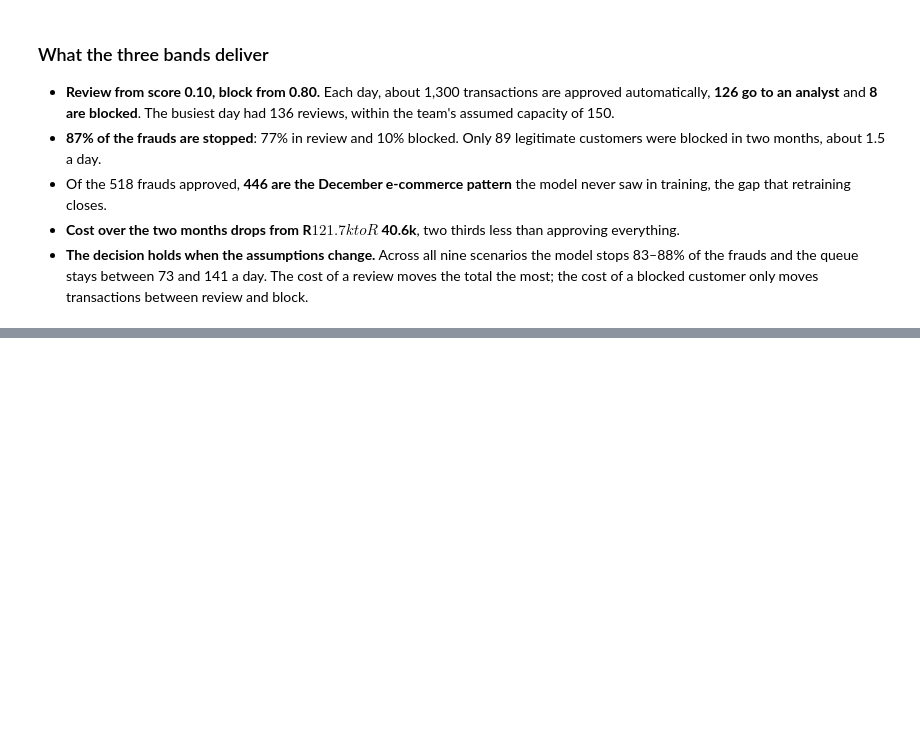
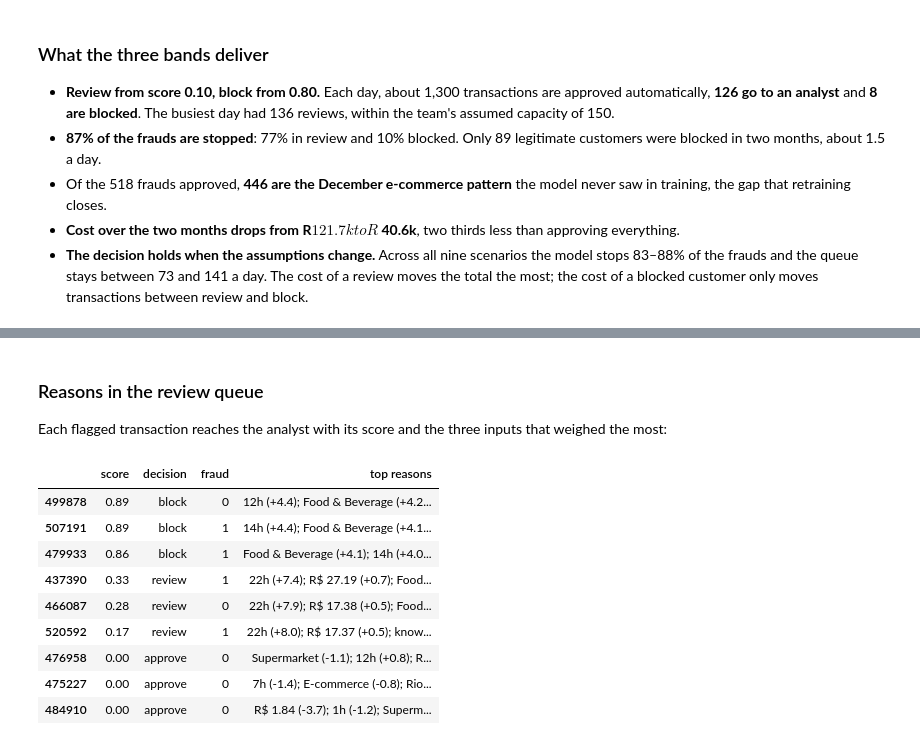
Before and after one commit to JuliaNazka/fraud-detection-case, a Jupyter notebook: notebooks/fraud_detection.ipynb, the cells around one changed output, grey strips where cells are left out. Saved outputs shown, nothing was run; the diff lists cells and outputs as text; code cells hidden in the pictures; blank space fills up the shorter version.

```diff
--- a/notebooks/fraud_detection.ipynb
+++ b/notebooks/fraud_detection.ipynb
@@ -619,0 +674,37 @@ pd.DataFrame(scenarios).set_index(["review cost", "blocked customer cost"]).styl
+# %% [markdown]
+### Reasons in the review queue
+
+Each flagged transaction reaches the analyst with its score and the three inputs that weighed the most:
+# %%
+def describe(feature, row):
+    value = row[feature]
+    if feature == "hour":
+        return f"{value}h"
+    if feature == "valor_transacao":
+        return f"R$ {value:.2f}"
+    if feature == "is_new_device":
+        return "new device" if value else "known device"
+    return str(value)
+
+
+def reasons(index, top=3):
+    pushes = contributions.loc[index].sort_values(key=abs, ascending=False).head(top)
+    row = valid.loc[index]
+    return "; ".join(f"{describe(feature, row)} ({push:+.1f})" for feature, push in pushes.items())
+
+
+queue = valid.assign(score=lightgbm_score, decision=outcome["decision"].to_numpy(), fraud=y_valid)
+examples = queue.groupby("decision").sample(3, random_state=7).sort_values("score", ascending=False)
+examples["top reasons"] = [reasons(index) for index in examples.index]
+examples[["score", "decision", "fraud", "top reasons"]].style.format({"score": "{:.2f}"})
+# %% [output]
+|  | score | decision | fraud | top reasons |
+| 499878 | 0.89 | block | 0 | 12h (+4.4); Food & Beverage (+4.2... |
+| 507191 | 0.89 | block | 1 | 14h (+4.4); Food & Beverage (+4.1... |
+| 479933 | 0.86 | block | 1 | Food & Beverage (+4.1); 14h (+4.0... |
+| 437390 | 0.33 | review | 1 | 22h (+7.4); R$ 27.19 (+0.7); Food... |
+| 466087 | 0.28 | review | 0 | 22h (+7.9); R$ 17.38 (+0.5); Food... |
+| 520592 | 0.17 | review | 1 | 22h (+8.0); R$ 17.37 (+0.5); know... |
+| 476958 | 0.00 | approve | 0 | Supermarket (-1.1); 12h (+0.8); R... |
+| 475227 | 0.00 | approve | 0 | 7h (-1.4); E-commerce (-0.8); Rio... |
+| 484910 | 0.00 | approve | 0 | R$ 1.84 (-3.7); 1h (-1.2); Superm... |
```
Also changed, not shown: parts of 5 cells of this notebook, 1 other file.
